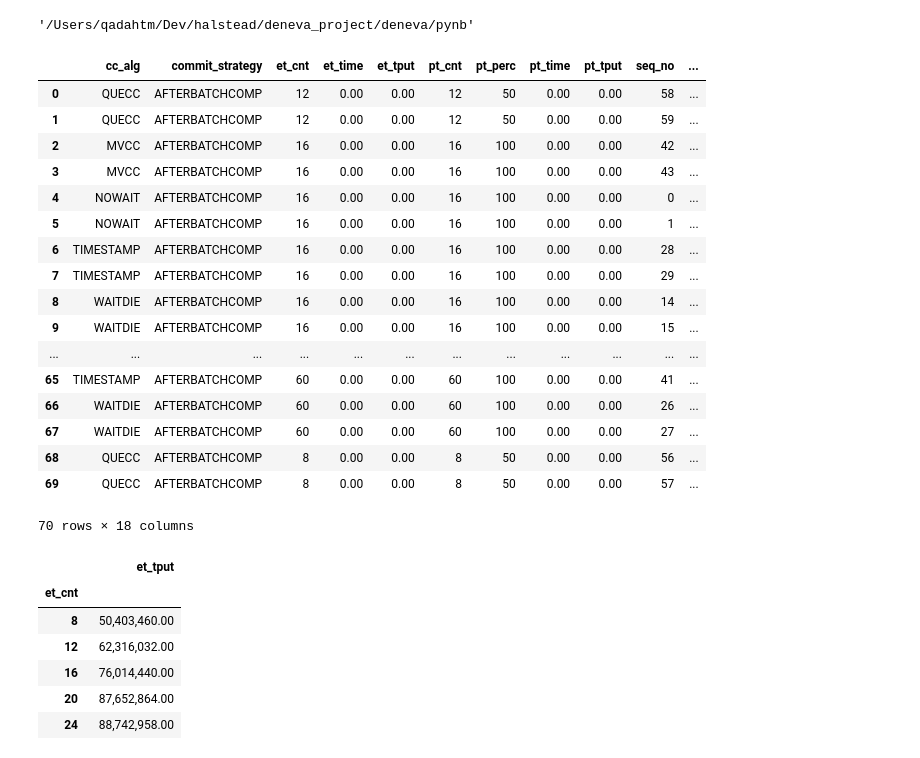
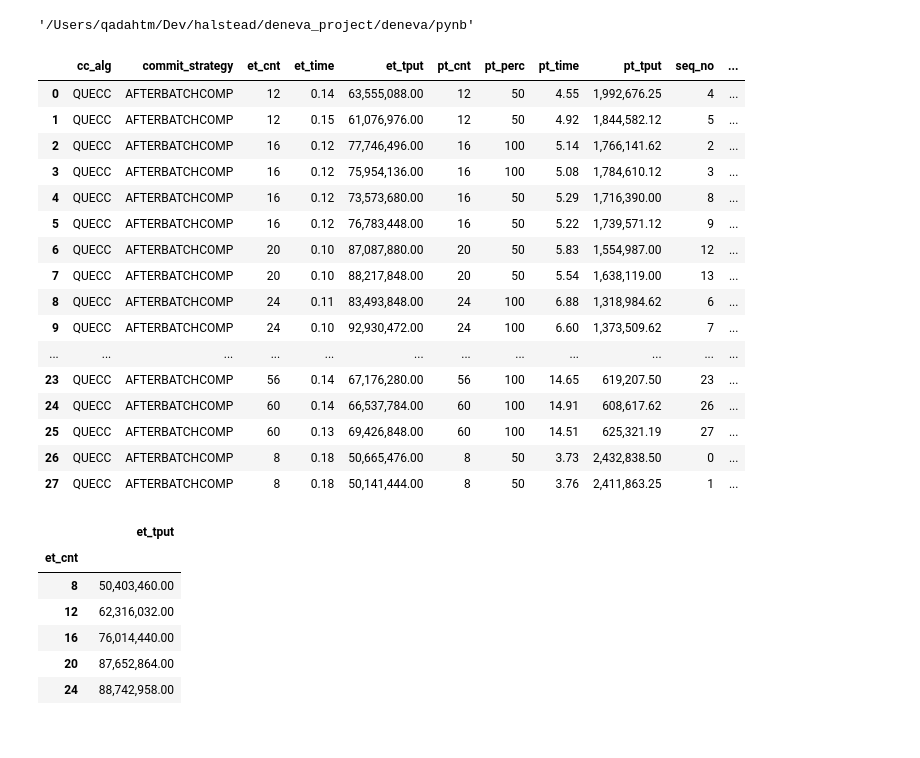
Before and after one commit to qadahtm/deneva, a Jupyter notebook: pynb/QueCC.ipynb, the cells around one changed output. Drawn from its saved outputs; the diff is of its cells as text; code cells hidden in the pictures.

```diff
--- a/pynb/QueCC.ipynb
+++ b/pynb/QueCC.ipynb
@@ -309,8 +309,9 @@ directory = "/Users/qadahtm/Dev/halstead/deneva_project/deneva/exp_results/pt6-m
 # directory = "/Users/qadahtm/Dev/halstead/deneva_project/deneva/exp_results/quecc_fixed_mode_last_combined"
 # directory = "/Users/qadahtm/Dev/halstead/deneva_project/deneva/exp_results/fixed_mode_no_storage_access"
 # directory = "/Users/qadahtm/Dev/halstead/deneva_project/deneva/exp_results/fixed_mode_no_storage_access_combined"
-# directory = "/Users/qadahtm/Dev/halstead/deneva_project/deneva/exp_results/fixed_mode_no_storage_access3"
-directory = "/Users/qadahtm/Dev/halstead/deneva_project/deneva/exp_results/m4-16xlarge-normal"
+directory = "/Users/qadahtm/Dev/halstead/deneva_project/deneva/exp_results/fixed_mode_no_storage_access3"
+# directory = "/Users/qadahtm/Dev/halstead/deneva_project/deneva/exp_results/m4-16xlarge-normal"
+# directory = "/Users/qadahtm/Dev/halstead/deneva_project/deneva/exp_results/quecc_db_access"
 
 resFiles = os.listdir(directory)
 # print(resFiles)
@@ -414,50 +415,49 @@ for fname in resFiles:
 
         data['virt_mem_usage'].append(int(e_data['virt_mem_usage']))
         data['pt_perc'].append(pt_perc)
         data['pt_cnt'].append(pt_cnt)
         data['pt_time'].append(float(e_data['pt_time']))
         data['pt_tput'].append(float(e_data['pt_tput']))
         data['et_cnt'].append(et_cnt)
         data['et_time'].append(float(e_data['et_time']))
         data['et_tput'].append(float(e_data['et_tput']))
         data['trial_no'].append(int(trial_num))
         data['seq_no'].append(int(seq_num))
         data['zipf_theta'].append('{:.1f}'.format(float(e_data['g_zipf_theta'])))
 
 # print(data)
 df = pd.DataFrame(data)
 # group_theta = df.groupby('zipf_theta')
 # df = df[df.worker_cnt!=56]
 # df = df[df.worker_cnt>24]
 # df = df[df.cc_alg == 'QUECC']
 # df = df[df.zipf_theta != '0.9']
 # df = df[df.zipf_theta != '0.0']
 # df = df[df.commit_strategy != 'IMMEDIATE']
 # df = df[df.et_tput != 0]
 # df = df[df.pt_perc == 50]
 # df = df[df.pt_perc != 25]
 # df = df[df.pt_perc == 100]
 # df = df[df.worker_cnt !=8]
 df
 # %% [output]
 |  | cc_alg | commit_strategy | et_cnt | et_time | et_tput | pt_cnt | pt_perc | pt_time | pt_tput | seq_no | ... |
-| 0 | QUECC | AFTERBATCHCOMP | 12 | 0.00 | 0.00 | 12 | 50 | 0.00 | 0.00 | 58 | ... |
-| 1 | QUECC | AFTERBATCHCOMP | 12 | 0.00 | 0.00 | 12 | 50 | 0.00 | 0.00 | 59 | ... |
-| 2 | MVCC | AFTERBATCHCOMP | 16 | 0.00 | 0.00 | 16 | 100 | 0.00 | 0.00 | 42 | ... |
-| 3 | MVCC | AFTERBATCHCOMP | 16 | 0.00 | 0.00 | 16 | 100 | 0.00 | 0.00 | 43 | ... |
-| 4 | NOWAIT | AFTERBATCHCOMP | 16 | 0.00 | 0.00 | 16 | 100 | 0.00 | 0.00 | 0 | ... |
-| 5 | NOWAIT | AFTERBATCHCOMP | 16 | 0.00 | 0.00 | 16 | 100 | 0.00 | 0.00 | 1 | ... |
-| 6 | TIMESTAMP | AFTERBATCHCOMP | 16 | 0.00 | 0.00 | 16 | 100 | 0.00 | 0.00 | 28 | ... |
-| 7 | TIMESTAMP | AFTERBATCHCOMP | 16 | 0.00 | 0.00 | 16 | 100 | 0.00 | 0.00 | 29 | ... |
-| 8 | WAITDIE | AFTERBATCHCOMP | 16 | 0.00 | 0.00 | 16 | 100 | 0.00 | 0.00 | 14 | ... |
-| 9 | WAITDIE | AFTERBATCHCOMP | 16 | 0.00 | 0.00 | 16 | 100 | 0.00 | 0.00 | 15 | ... |
+| 0 | QUECC | AFTERBATCHCOMP | 12 | 0.14 | 63,555,088.00 | 12 | 50 | 4.55 | 1,992,676.25 | 4 | ... |
+| 1 | QUECC | AFTERBATCHCOMP | 12 | 0.15 | 61,076,976.00 | 12 | 50 | 4.92 | 1,844,582.12 | 5 | ... |
+| 2 | QUECC | AFTERBATCHCOMP | 16 | 0.12 | 77,746,496.00 | 16 | 100 | 5.14 | 1,766,141.62 | 2 | ... |
+| 3 | QUECC | AFTERBATCHCOMP | 16 | 0.12 | 75,954,136.00 | 16 | 100 | 5.08 | 1,784,610.12 | 3 | ... |
+| 4 | QUECC | AFTERBATCHCOMP | 16 | 0.12 | 73,573,680.00 | 16 | 50 | 5.29 | 1,716,390.00 | 8 | ... |
+| 5 | QUECC | AFTERBATCHCOMP | 16 | 0.12 | 76,783,448.00 | 16 | 50 | 5.22 | 1,739,571.12 | 9 | ... |
+| 6 | QUECC | AFTERBATCHCOMP | 20 | 0.10 | 87,087,880.00 | 20 | 50 | 5.83 | 1,554,987.00 | 12 | ... |
+| 7 | QUECC | AFTERBATCHCOMP | 20 | 0.10 | 88,217,848.00 | 20 | 50 | 5.54 | 1,638,119.00 | 13 | ... |
+| 8 | QUECC | AFTERBATCHCOMP | 24 | 0.11 | 83,493,848.00 | 24 | 100 | 6.88 | 1,318,984.62 | 6 | ... |
+| 9 | QUECC | AFTERBATCHCOMP | 24 | 0.10 | 92,930,472.00 | 24 | 100 | 6.60 | 1,373,509.62 | 7 | ... |
 | ... | ... | ... | ... | ... | ... | ... | ... | ... | ... | ... | ... |
-| 65 | TIMESTAMP | AFTERBATCHCOMP | 60 | 0.00 | 0.00 | 60 | 100 | 0.00 | 0.00 | 41 | ... |
-| 66 | WAITDIE | AFTERBATCHCOMP | 60 | 0.00 | 0.00 | 60 | 100 | 0.00 | 0.00 | 26 | ... |
-| 67 | WAITDIE | AFTERBATCHCOMP | 60 | 0.00 | 0.00 | 60 | 100 | 0.00 | 0.00 | 27 | ... |
-| 68 | QUECC | AFTERBATCHCOMP | 8 | 0.00 | 0.00 | 8 | 50 | 0.00 | 0.00 | 56 | ... |
-| 69 | QUECC | AFTERBATCHCOMP | 8 | 0.00 | 0.00 | 8 | 50 | 0.00 | 0.00 | 57 | ... |
+| 23 | QUECC | AFTERBATCHCOMP | 56 | 0.14 | 67,176,280.00 | 56 | 100 | 14.65 | 619,207.50 | 23 | ... |
+| 24 | QUECC | AFTERBATCHCOMP | 60 | 0.14 | 66,537,784.00 | 60 | 100 | 14.91 | 608,617.62 | 26 | ... |
+| 25 | QUECC | AFTERBATCHCOMP | 60 | 0.13 | 69,426,848.00 | 60 | 100 | 14.51 | 625,321.19 | 27 | ... |
+| 26 | QUECC | AFTERBATCHCOMP | 8 | 0.18 | 50,665,476.00 | 8 | 50 | 3.73 | 2,432,838.50 | 0 | ... |
+| 27 | QUECC | AFTERBATCHCOMP | 8 | 0.18 | 50,141,444.00 | 8 | 50 | 3.76 | 2,411,863.25 | 1 | ... |
-70 rows × 18 columns
 # %%
 # grouped = df.groupby(['cc_alg','zipf_theta', 'worker_cnt', 'pt_perc','commit_strategy', 'pt_cnt', 'et_cnt']).tput.agg(['count', 'min', 'max', 'mean'])
 pd.options.display.float_format = '{:,.2f}'.format
```
Also changed, not shown: parts of 1 cell of this notebook, 7 other files.
